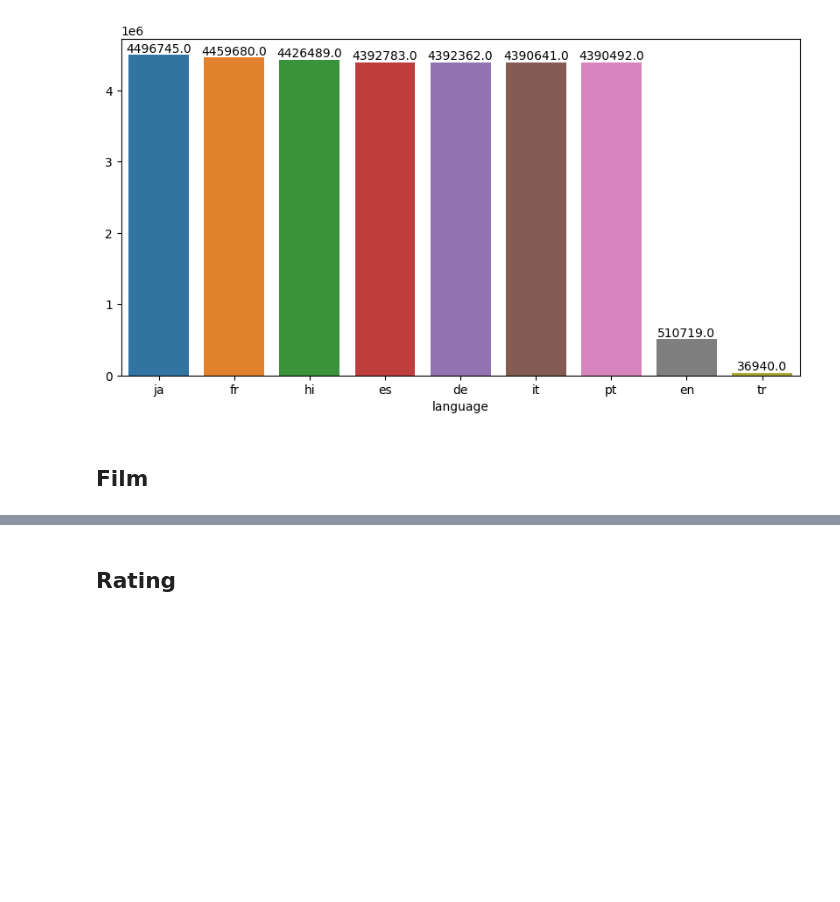
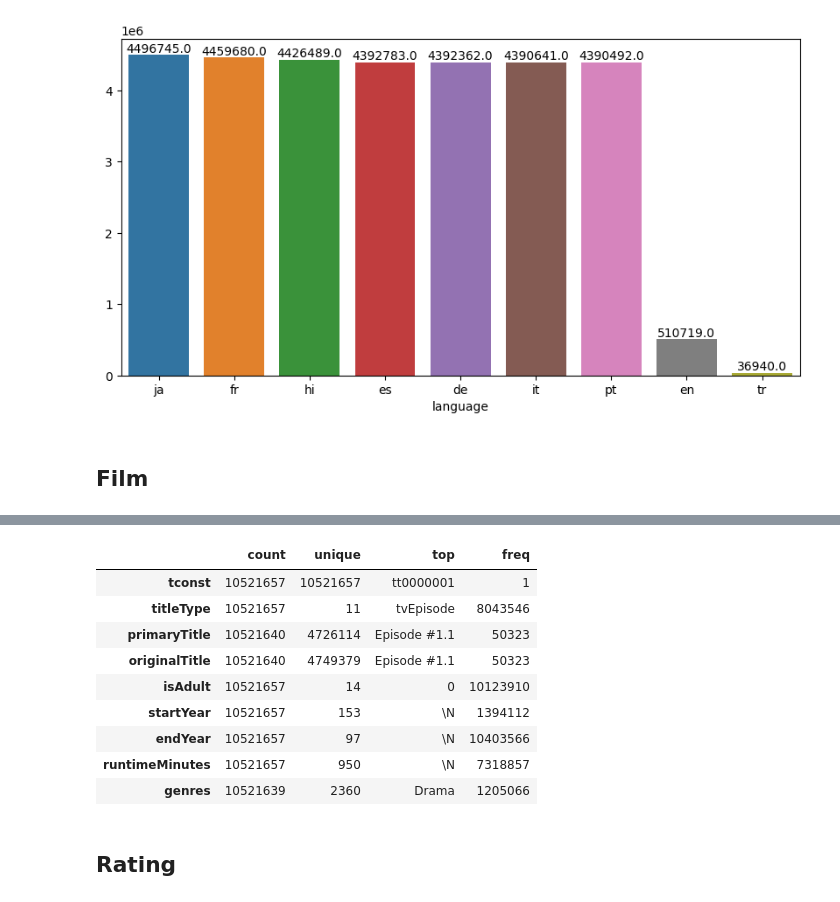
Before and after one commit to MariusAAROS/Cloud-Data-Infrastructure-ImDb, a Jupyter notebook: stats.ipynb, the cells around one changed output, grey strips where cells are left out. Saved outputs shown, nothing was run; the diff lists cells and outputs as text; code cells hidden in the pictures; blank space fills up the shorter version.

```diff
--- a/stats.ipynb
+++ b/stats.ipynb
@@ -114,3 +114,5 @@ plt.show()
 [figure]
 # %% [markdown]
 ## Film
+# %%
+film = pd.read_csv('Data/title-basic.tsv', sep='\t')
@@ -117,3 +126,16 @@ plt.show()
+# %%
+film.describe().T
+# %% [output]
+|  | count | unique | top | freq |
+| tconst | 10521657 | 10521657 | tt0000001 | 1 |
+| titleType | 10521657 | 11 | tvEpisode | 8043546 |
+| primaryTitle | 10521640 | 4726114 | Episode #1.1 | 50323 |
+| originalTitle | 10521640 | 4749379 | Episode #1.1 | 50323 |
+| isAdult | 10521657 | 14 | 0 | 10123910 |
+| startYear | 10521657 | 153 | \N | 1394112 |
+| endYear | 10521657 | 97 | \N | 10403566 |
+| runtimeMinutes | 10521657 | 950 | \N | 7318857 |
+| genres | 10521639 | 2360 | Drama | 1205066 |
 # %% [markdown]
 ## Rating
 # %%
```
Also changed, not shown: parts of 2 cells of this notebook, 1 other file.
